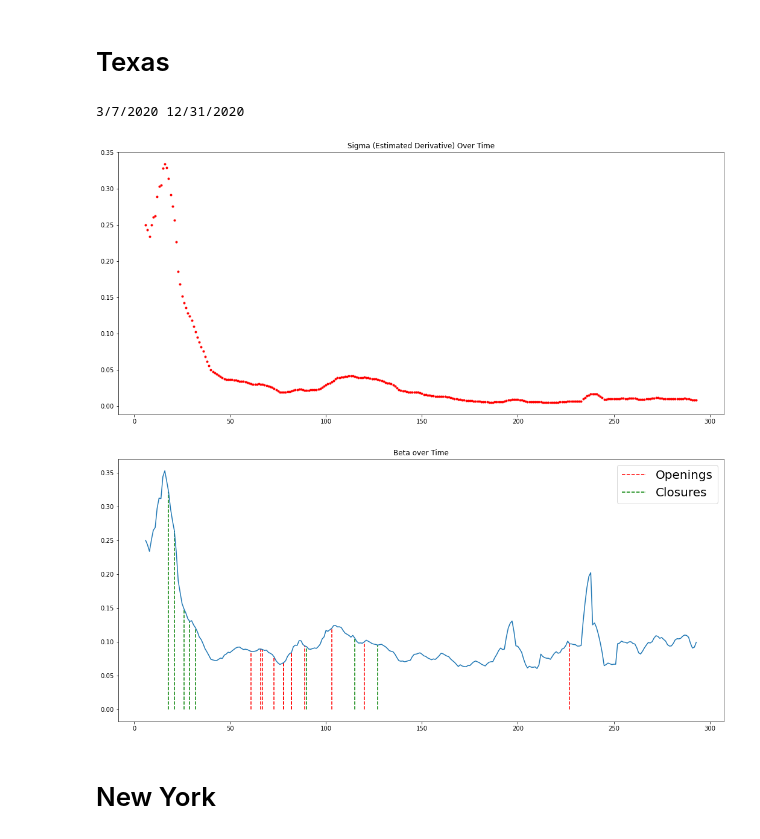
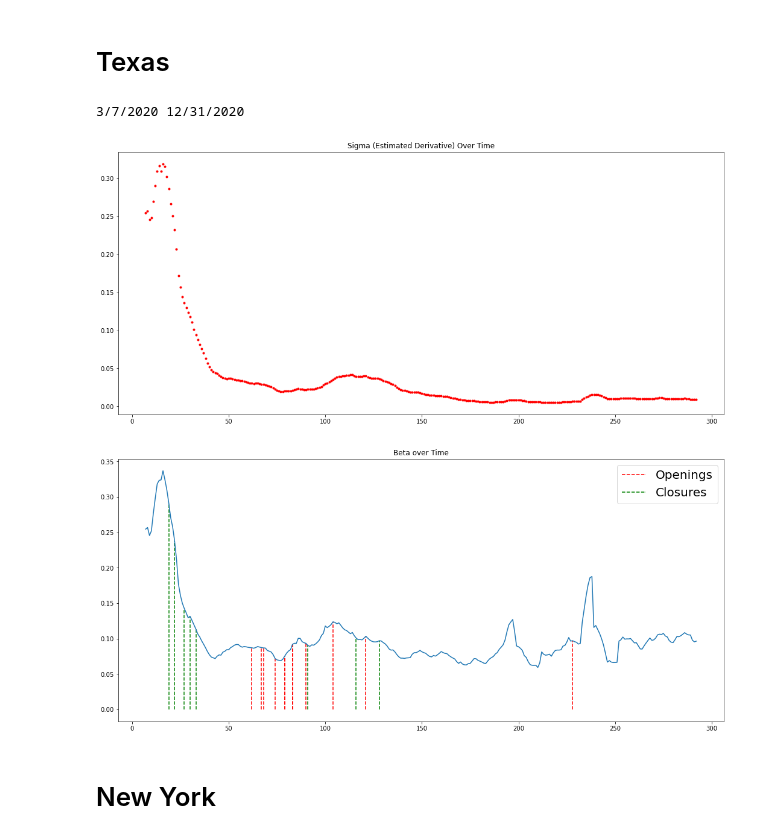
Before and after one commit to holiday-pettijohn/COVID-Tracking-Biola-Summer, a Jupyter notebook: Code/Beta Approximation.ipynb, the cells around one changed output. Cells and saved outputs as stored; diff of their text form; code cells hidden in the pictures.

```diff
--- a/Code/Beta Approximation.ipynb
+++ b/Code/Beta Approximation.ipynb
@@ -41,7 +41,7 @@ def getBeta(pop, q, infect, dead, winSize):
     It = infectN
     halfwin = winSize // 2
     Beta = sigma * (q * pop + It[halfwin:len(It)-halfwin] - Zt[halfwin:len(It)-halfwin]) / (It[halfwin:len(It)-halfwin] * (q * pop - Zt[halfwin:len(It)-halfwin])) * Zt[halfwin:len(It)-halfwin]
-    x = np.arange(6,len(beta)+6) #Change the 6 based on the window size
+    x = np.arange(halfwin,len(Beta)+halfwin) #Change the 6 based on the window size
 
     fig, ax = plt.subplots(figsize = (18,8))
     ax.plot(x,sigma, '.', color = 'red')
@@ -155,36 +155,36 @@ dates, infectRaw, recovRaw, deadRaw = SIRD_Model.loadData(pathc + filename)
 #Change population based on the state you want to use
 pop = 29000000
 numDays = 300
 daysToPredict = 30
 infect = infectRaw[0:numDays]
 dead = deadRaw[0:numDays]
 
 gamma = getGamma(infect,dead)
 q = 0.0754
-window = 13
+window = 15
 hWin = window // 2
 beta = getBeta(pop, q, infect, dead, window)
 #print(gamma, beta)
 
 x = np.arange(hWin,len(beta)+hWin)
 
 fig, ax = plt.subplots(figsize = (18,8))
 ax.plot(x,beta)
 ax.set_title("Beta over Time")
 #plt.yscale("log")
 print(dates[0],dates[299])
 
 pathc="../Data/State Closure Data/"
 # modify the path syntax based on the current platform
 if platform.system() == "Windows":
     pathc.replace("/", "\\")
 
 file = "Texas closure data.csv"
 displayOandC(pathc + file, beta, ax, dates,window)
 # %% [output]
 3/7/2020 12/31/2020
-[figure, old version]
+[figure, new version]
-[figure, old version]
+[figure, new version]
 # %% [markdown]
 # New York
 # %%
```
